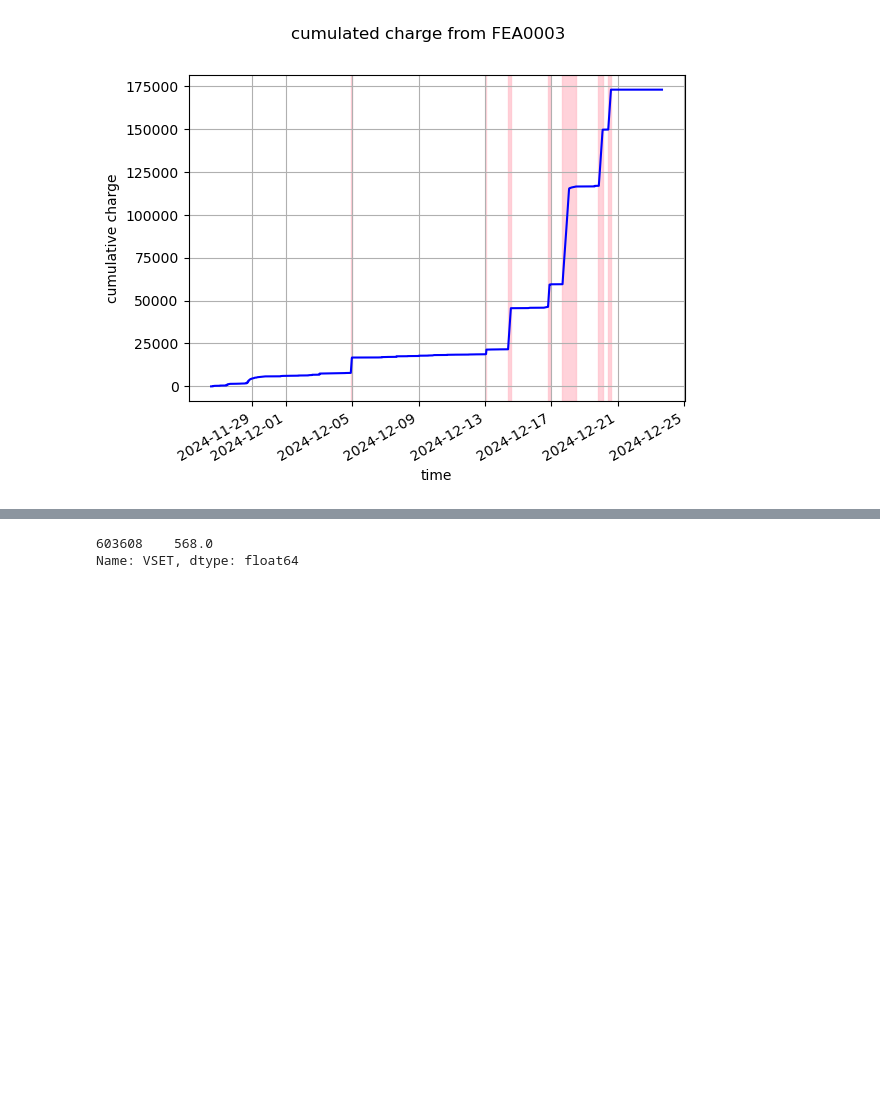
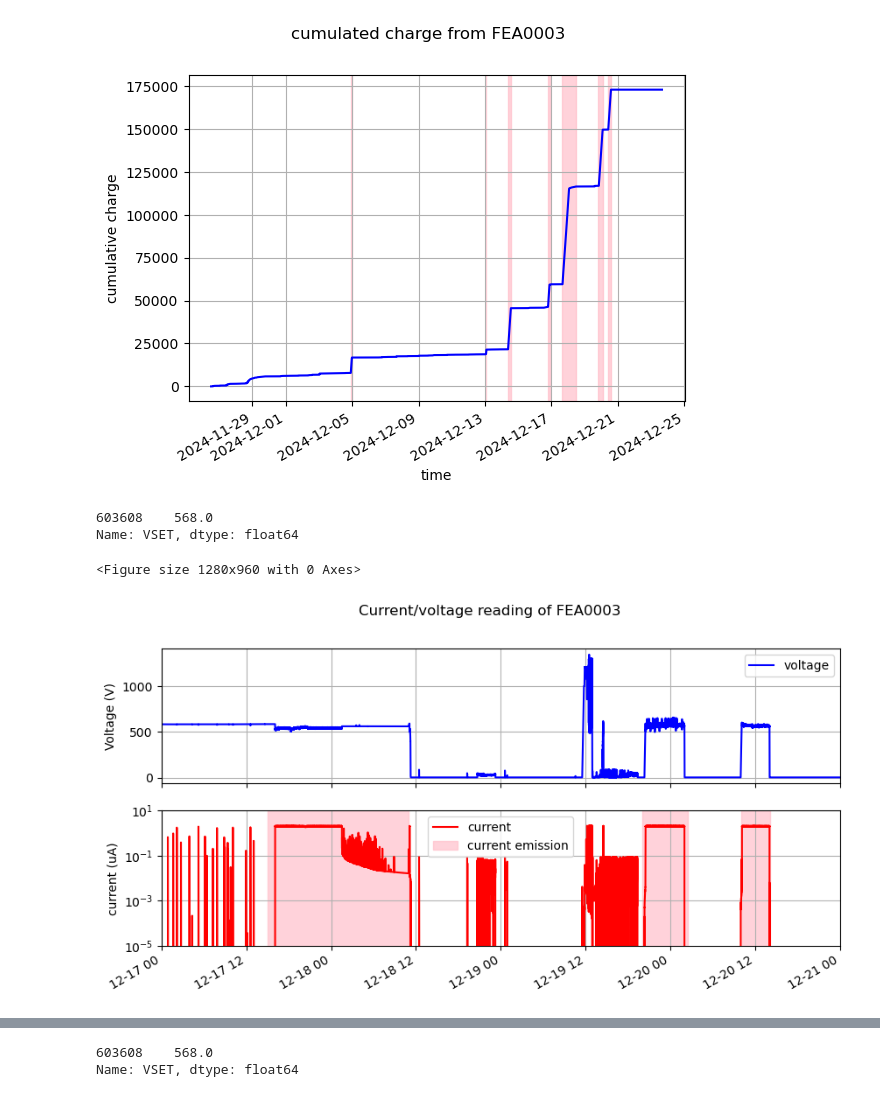
Before and after one commit to Kyatn/FEA-analysis, a Jupyter notebook: 241227_4FEA_LXe.ipynb, the cells around one changed output, grey strips where cells are left out. Cells and saved outputs as stored; diff of their text form; code cells hidden in the pictures; blank space fills up the shorter version.

```diff
--- a/241227_4FEA_LXe.ipynb
+++ b/241227_4FEA_LXe.ipynb
@@ -389,3 +454,75 @@ print(1 - len(df['timestamp'])/len(df_F0003['timestamp']))
 0.004842348776315175
 <Figure size 1280x960 with 0 Axes>
 [figure]
+# %%
+# plot of the entire run
+
+from datetime import date
+
+df = df_F0003.copy()
+
+plt.figure(dpi=200)
+fig, (ax1, ax2) = plt.subplots(2,1, sharex='col', figsize=(10, 5))
+
+FEA_name = df.FEA.iloc[0]
+
+datetime_list = []
+for d in df.timestamp.tolist():
+    datetime_list.append(datetime.strptime(d, '%y/%m/%d-%H:%M:%S'))
+
+ax1.plot(datetime_list, df['VMON'].tolist(),'-',color='blue',  label= 'voltage', markersize=1)
+ax2.plot(datetime_list, df['IMON'].tolist(),'-',color='red', label='current', markersize=1)
+#ax1.plot(datetime_list, df.VSET.tolist(), '--', color='darkgrey', label='VSET')
+
+print(df.VSET.loc[df['timestamp'] == '24/12/14-09:10:11'])
+
+# time period with current emission
+ts1 = '24/12/16-18:30:11'
+te1 = '24/12/16-21:30:21'
+ax2.axvspan(datetime.strptime(ts1, '%y/%m/%d-%H:%M:%S'), datetime.strptime(te1, '%y/%m/%d-%H:%M:%S'), alpha=0.7, color='pink')
+
+ts2 = '24/12/19-20:00:11'
+te2 = '24/12/20-02:30:21'
+ax2.axvspan(datetime.strptime(ts2, '%y/%m/%d-%H:%M:%S'), datetime.strptime(te2, '%y/%m/%d-%H:%M:%S'), alpha=0.7, color='pink', label = 'current emission')
+
+ts3 = '24/12/17-15:00:11'
+te3 = '24/12/18-11:00:21'
+ax2.axvspan(datetime.strptime(ts3, '%y/%m/%d-%H:%M:%S'), datetime.strptime(te3, '%y/%m/%d-%H:%M:%S'), alpha=0.7, color='pink')
+
+ts4 = '24/12/14-09:10:11'
+te4 = '24/12/14-13:30:21'
+ax2.axvspan(datetime.strptime(ts4, '%y/%m/%d-%H:%M:%S'), datetime.strptime(te4, '%y/%m/%d-%H:%M:%S'), alpha=0.7, color='pink')
+
+ts5 = '24/12/13-01:30:11'
+te5 = '24/12/13-02:05:21'
+ax2.axvspan(datetime.strptime(ts5, '%y/%m/%d-%H:%M:%S'), datetime.strptime(te5, '%y/%m/%d-%H:%M:%S'), alpha=0.7, color='pink')
+
+ts7 = '24/12/20-10:00:11'
+te7 = '24/12/20-14:10:21'
+ax2.axvspan(datetime.strptime(ts7, '%y/%m/%d-%H:%M:%S'), datetime.strptime(te7, '%y/%m/%d-%H:%M:%S'), alpha=0.7, color='pink')
+
+
+fig.suptitle(f"Current/voltage reading of {FEA_name}")
+ax1.set_ylabel('Voltage (V)')
+ax2.set_ylabel('current (uA)')
+#ax1.set_yscale('log')
+ax2.set_yscale('log')
+#ax1.set_ylim(2000)
+ax2.set_ylim([1e-5, 10])
+
+ax1.set_xlim([date(2024,12,17), date(2024,12,21)])
+
+ax1.grid()
+ax2.grid()
+ax1.legend()
+ax2.legend()
+
+plt.gcf().autofmt_xdate()
+
+plt.savefig(f"{dir_name}{FEA_name}_LXePlot_all", dpi=500)
+plt.show()
+# %% [output]
+603608    568.0
+Name: VSET, dtype: float64
+<Figure size 1280x960 with 0 Axes>
+[figure, added]
```
Also changed, not shown: parts of 82 cells of this notebook.
